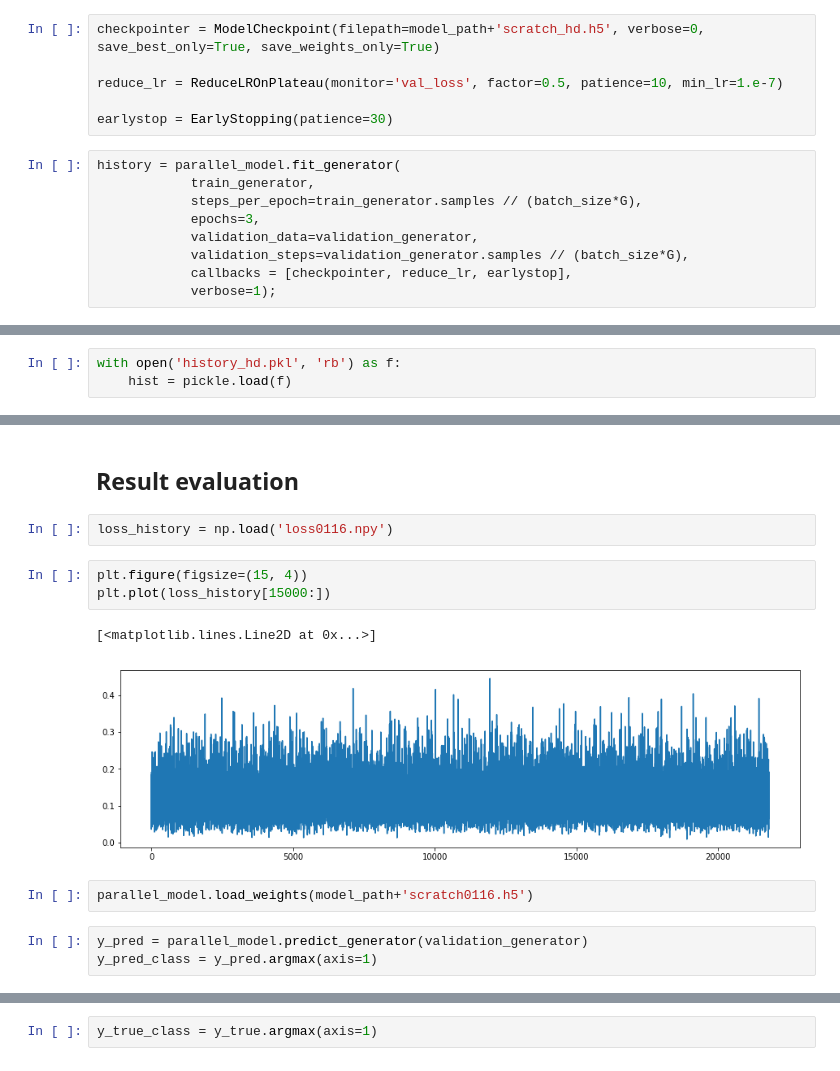
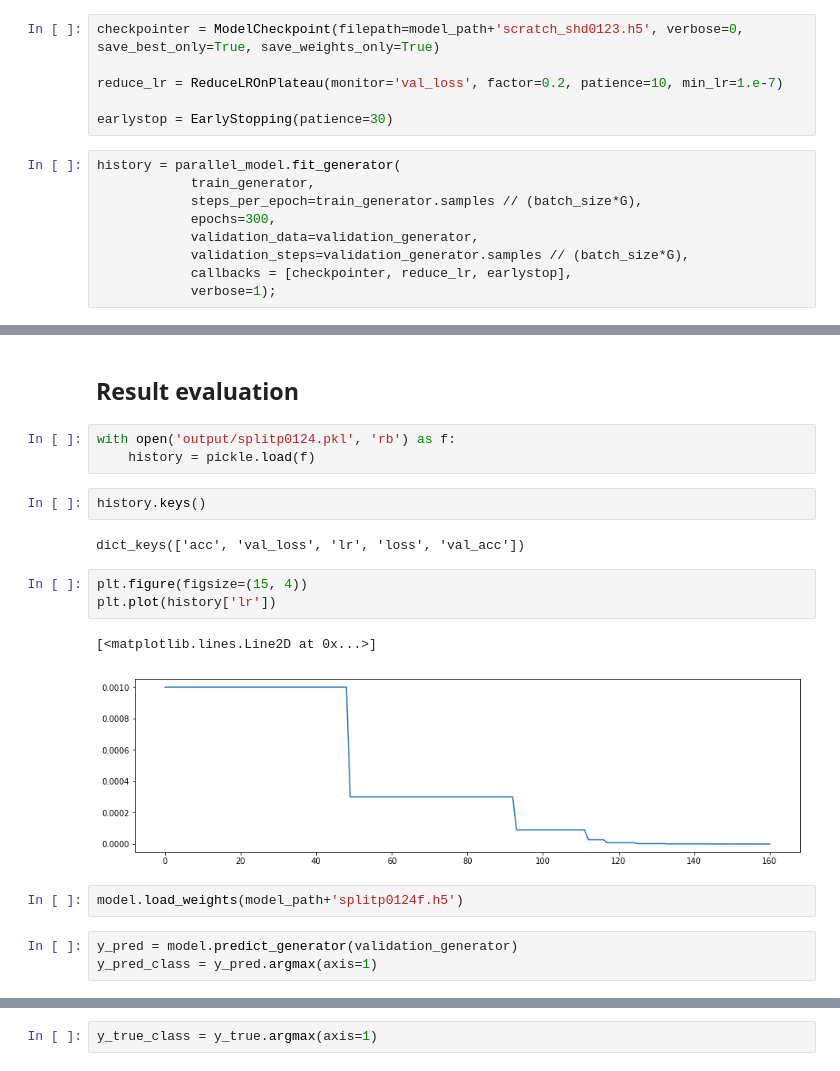
Before and after one commit to wenshuoliu/DLproj, a Jupyter notebook: UC_colonoscopy/scratch.ipynb, the cells around one changed output, grey strips where cells are left out. Cells and saved outputs as stored; diff of their text form.

```diff
--- a/UC_colonoscopy/scratch.ipynb
+++ b/UC_colonoscopy/scratch.ipynb
@@ -130,14 +158,14 @@ ________________________________________________________________________________
 # %%
-checkpointer = ModelCheckpoint(filepath=model_path+'scratch_hd.h5', verbose=0, save_best_only=True, save_weights_only=True)
+checkpointer = ModelCheckpoint(filepath=model_path+'scratch_shd0123.h5', verbose=0, save_best_only=True, save_weights_only=True)
 
-reduce_lr = ReduceLROnPlateau(monitor='val_loss', factor=0.5, patience=10, min_lr=1.e-7)
+reduce_lr = ReduceLROnPlateau(monitor='val_loss', factor=0.2, patience=10, min_lr=1.e-7)
 
 earlystop = EarlyStopping(patience=30)
 # %%
 history = parallel_model.fit_generator(
             train_generator,
             steps_per_epoch=train_generator.samples // (batch_size*G),
-            epochs=3,
+            epochs=300,
             validation_data=validation_generator,
             validation_steps=validation_generator.samples // (batch_size*G),
             callbacks = [checkpointer, reduce_lr, earlystop],
@@ -160,9 +200,6 @@ history.history
 # %%
 with open('history_hd.pkl', 'wb') as f:
     pickle.dump(history.history, f, -1)
-# %%
-with open('history_hd.pkl', 'rb') as f:
-    hist = pickle.load(f)
 # %%
 hist
 # %% [output]
@@ -173,18 +210,23 @@ hist
  'val_loss': [3.9200260069059394, 3.9200260069059394, 3.9200260069059394]}
 # %% [markdown]
 ## Result evaluation
-# %%
-loss_history = np.load('loss0116.npy')
+# %%
+with open('output/splitp0124.pkl', 'rb') as f:
+    history = pickle.load(f)
+# %%
+history.keys()
+# %% [output]
+dict_keys(['acc', 'val_loss', 'lr', 'loss', 'val_acc'])
 # %%
 plt.figure(figsize=(15, 4))
-plt.plot(loss_history[15000:])
+plt.plot(history['lr'])
 # %% [output]
 [<matplotlib.lines.Line2D at 0x...>]
-[figure, old version]
+[figure, new version]
 # %%
-parallel_model.load_weights(model_path+'scratch0116.h5')
+model.load_weights(model_path+'splitp0124f.h5')
 # %%
-y_pred = parallel_model.predict_generator(validation_generator)
+y_pred = model.predict_generator(validation_generator)
 y_pred_class = y_pred.argmax(axis=1)
 # %%
 sum(y_pred_class == 0), sum(y_pred_class == 1),sum(y_pred_class == 2), sum(y_pred_class == 3)
```
Also changed, not shown: parts of 20 cells of this notebook, 5 other files.
